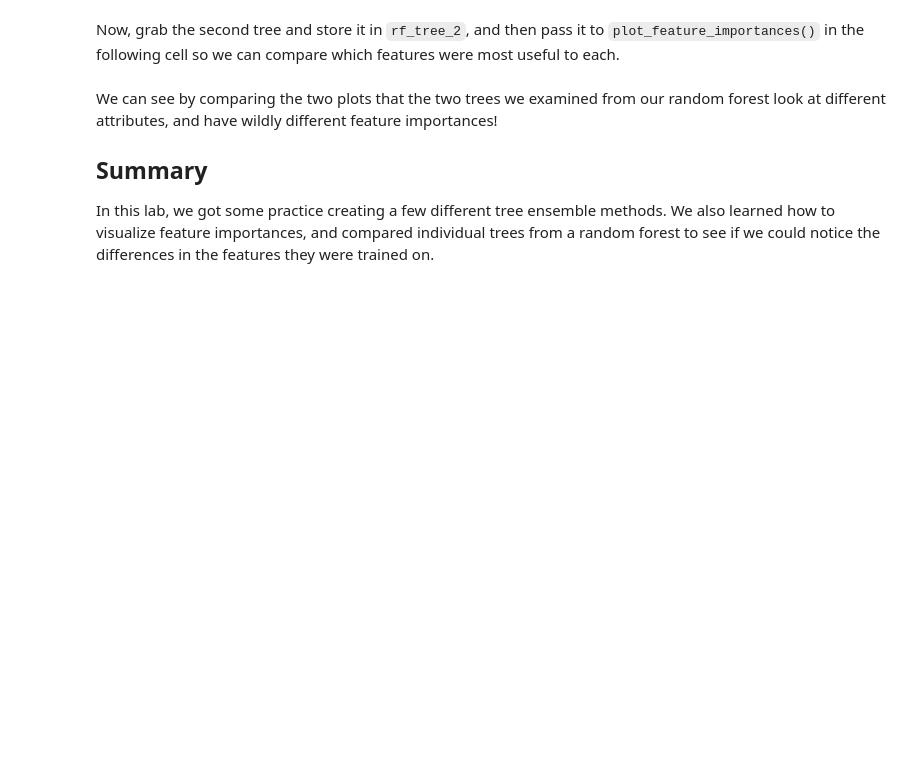
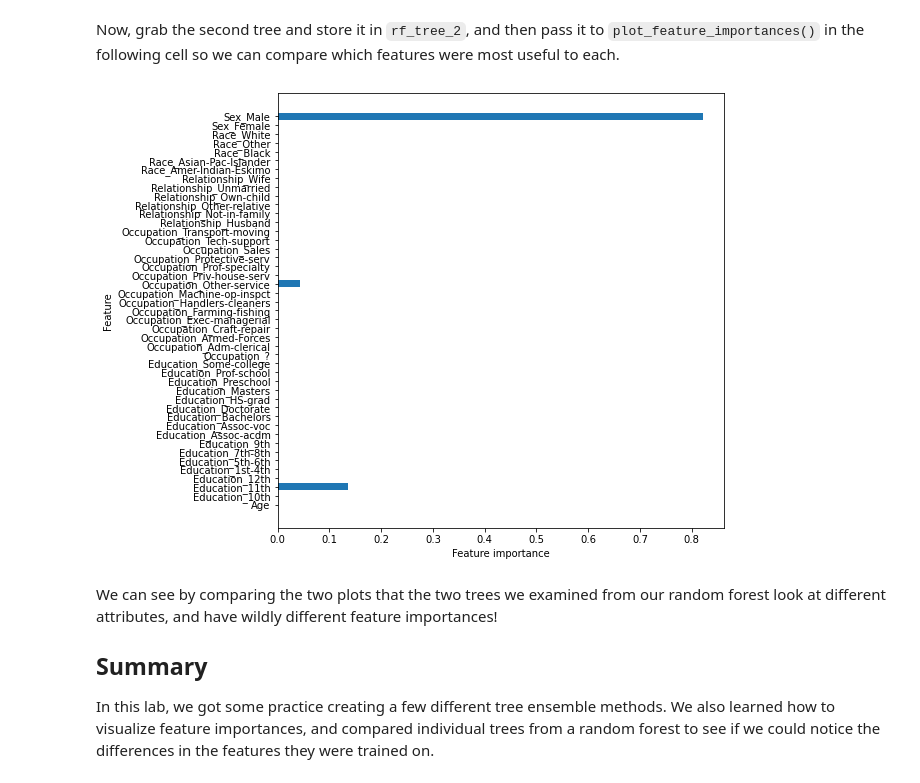
Before and after one commit to learn-co-curriculum/dsc-tree-ensembles-random-forests-lab, a Jupyter notebook: index.ipynb, the cells around one changed output. Drawn from its saved outputs; the diff is of its cells as text; code cells hidden in the pictures; blank space fills up the shorter version.

```diff
--- a/index.ipynb
+++ b/index.ipynb
@@ -195,9 +275,12 @@ In the cell below, call `plot_feature_importances()` on `rf_tree_1`.
 Now, grab the second tree and store it in `rf_tree_2`, and then pass it to `plot_feature_importances()` in the following cell so we can compare which features were most useful to each.
 # %%
 # Second tree from forest_2
-rf_tree_2 = None
+rf_tree_2 = forest_2.estimators_[1]
 # %%
 # Feature importance
+plot_feature_importances(rf_tree_2)
+# %% [output]
+[figure, added]
 # %% [markdown]
 We can see by comparing the two plots that the two trees we examined from our random forest look at different attributes, and have wildly different feature importances!
 
```
Also changed, not shown: parts of 21 cells of this notebook.
